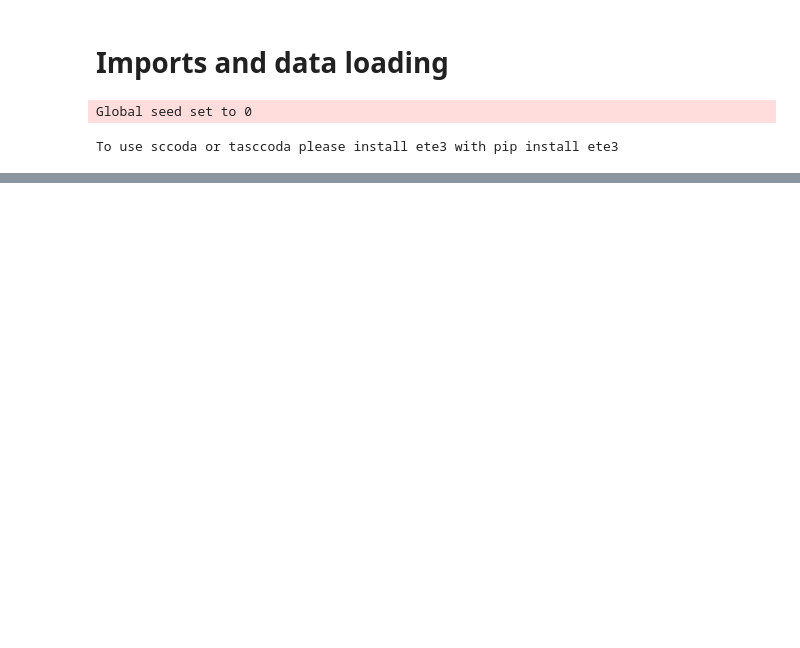
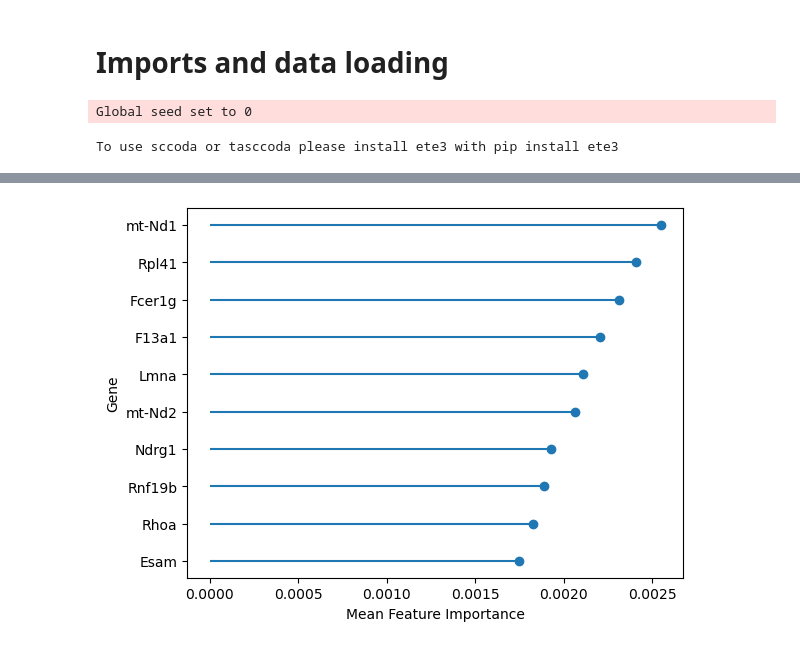
Before and after one commit to lueckenlab/masterpraktikum_fibrosis_atlas, a Jupyter notebook: notebooks/Pertpy/pertpy_augur.ipynb, the cells around one changed output, grey strips where cells are left out. Drawn from its saved outputs; the diff is of its cells as text; code cells hidden in the pictures; blank space fills up the shorter version.

```diff
--- a/notebooks/Pertpy/pertpy_augur.ipynb
+++ b/notebooks/Pertpy/pertpy_augur.ipynb
@@ -13,0 +86,4 @@ adata = sc.read("/home/p/pohll/Desktop/MP/data/galapagos_bleo_new_dr_leiden.h5ad
+# %%
+important_features = pt.pl.ag.important_features(h_results)
+# %% [output]
+[figure, added]
```
Also changed, not shown: parts of 8 cells of this notebook.
